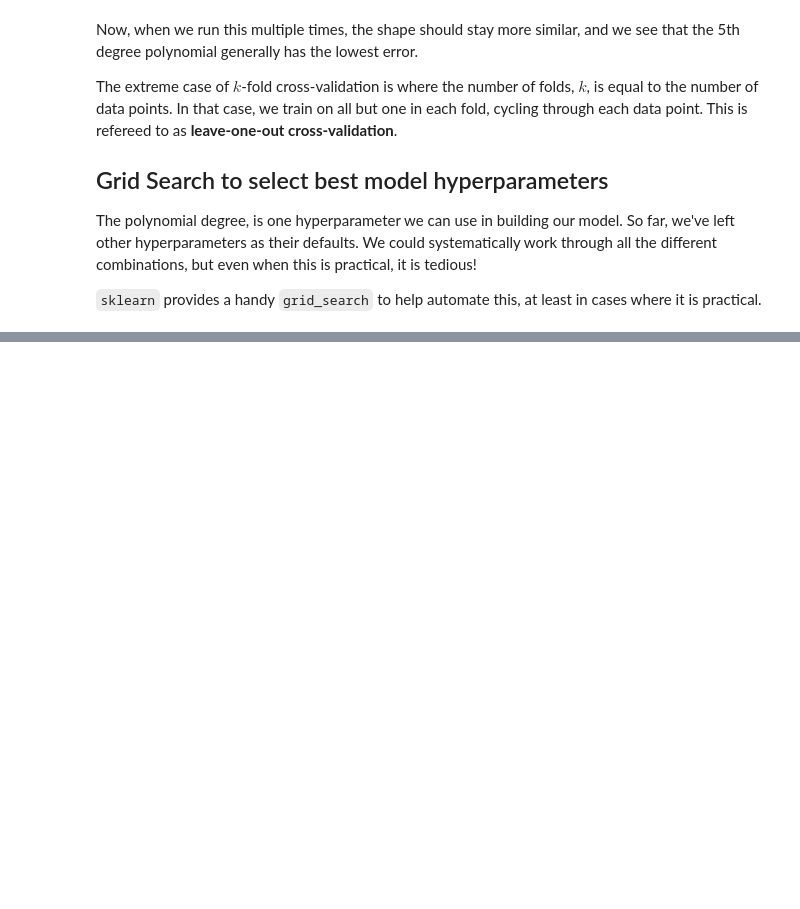
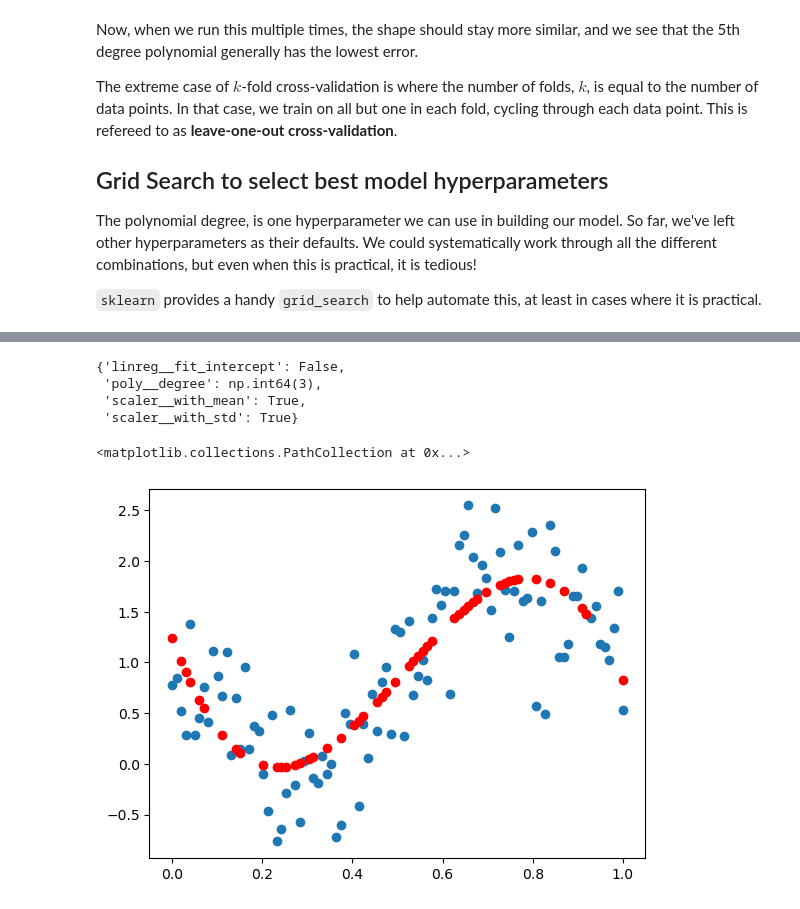
Before and after one commit to EJMancero/Jupyter_Content2, a Jupyter notebook: 08_Bias_variance_tradeoff_student.ipynb, the cells around one changed output, grey strips where cells are left out. Cells and saved outputs as stored; diff of their text form; code cells hidden in the pictures; blank space fills up the shorter version.

```diff
--- a/08_Bias_variance_tradeoff_student.ipynb
+++ b/08_Bias_variance_tradeoff_student.ipynb
@@ -392,3 +443,6 @@ param_grid = {'poly__degree': np.arange(21),
 grid = GridSearchCV(PolynomialRegression(), param_grid, cv=7)
 # %%
 # Once we call the .fit method all the models will be fit
+grid.fit(X,y)
+
+#Which hyperparameters make for the best estimators
@@ -395,13 +460,22 @@ grid = GridSearchCV(PolynomialRegression(), param_grid, cv=7)
 # %%
 # The best parameters are stored in grid.best_params_
+grid.best_params_
+# %% [output]
+{'linreg__fit_intercept': False,
+ 'poly__degree': np.int64(3),
+ 'scaler__with_mean': True,
+ 'scaler__with_std': True}
 # %%
 # We can then use the model using grid.best_estimator_
-
+model = grid.best_estimator_
 
 # Predict our y's using the model
 y_test = model.fit(X,y).predict(X_test)
 
 
 # Plot the data in blue and the predicted data in red.
 plt.scatter(X,y) # Scatter plot of our training data
 plt.scatter(X_test,y_test, color='red') # Our linear model
+# %% [output]
+<matplotlib.collections.PathCollection at 0x...>
+[figure, added]
```
Also changed, not shown: parts of 9 cells of this notebook.
